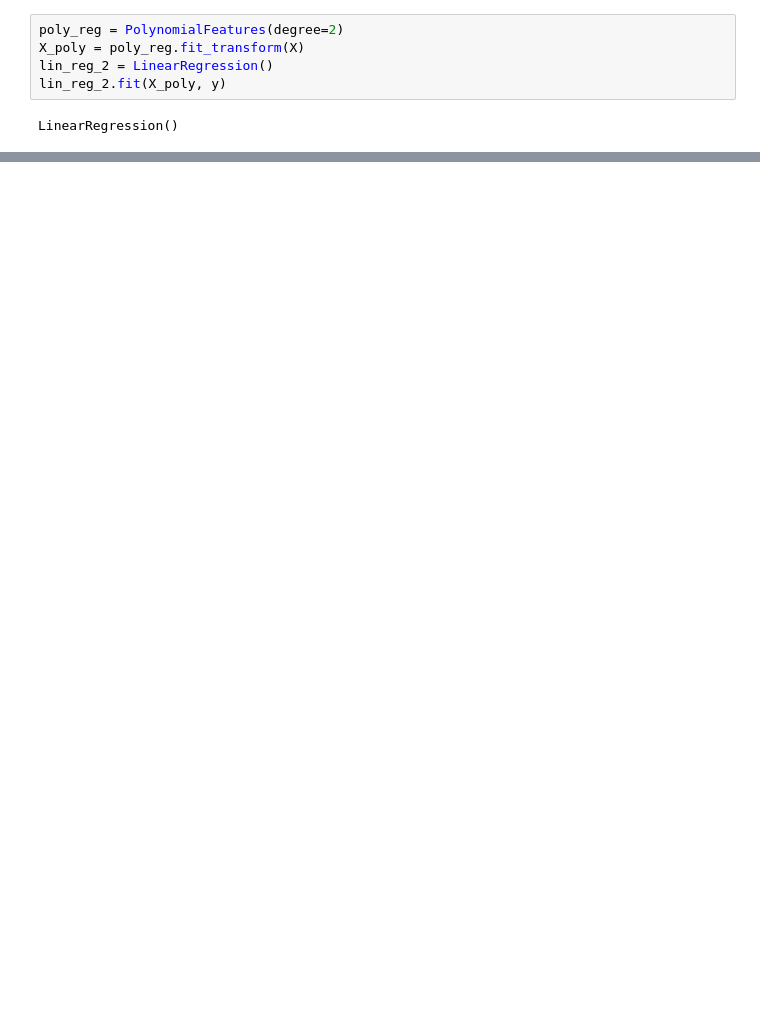
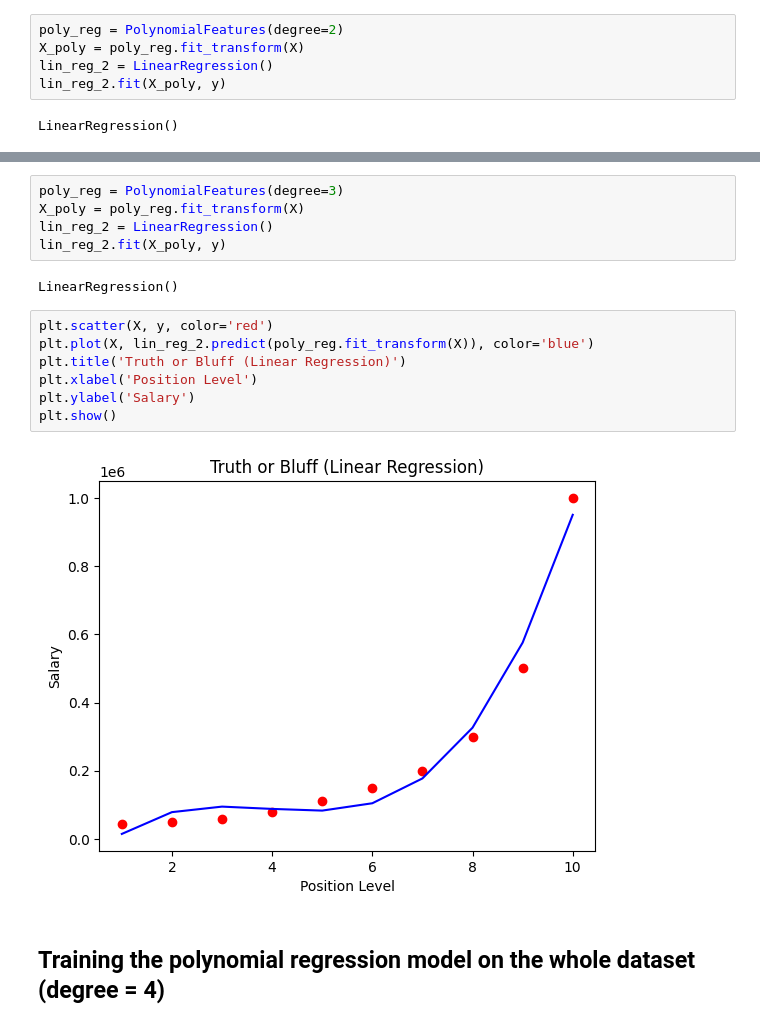
Before and after one commit to Yimashenka/Polynomial_Regression, a Jupyter notebook: polynomial_regression.ipynb, the cells around one changed output, grey strips where cells are left out. Drawn from its saved outputs; the diff is of its cells as text; blank space fills up the shorter version.

```diff
--- a/polynomial_regression.ipynb
+++ b/polynomial_regression.ipynb
@@ -32,0 +57,18 @@ LinearRegression()
+# %%
+poly_reg = PolynomialFeatures(degree=3)
+X_poly = poly_reg.fit_transform(X)
+lin_reg_2 = LinearRegression()
+lin_reg_2.fit(X_poly, y)
+# %% [output]
+LinearRegression()
+# %%
+plt.scatter(X, y, color='red')
+plt.plot(X, lin_reg_2.predict(poly_reg.fit_transform(X)), color='blue')
+plt.title('Truth or Bluff (Linear Regression)')
+plt.xlabel('Position Level')
+plt.ylabel('Salary')
+plt.show()
+# %% [output]
+[figure, added]
+# %% [markdown]
+## Training the polynomial regression model on the whole dataset  (degree = 4)
```
Also changed, not shown: parts of 8 cells of this notebook.
